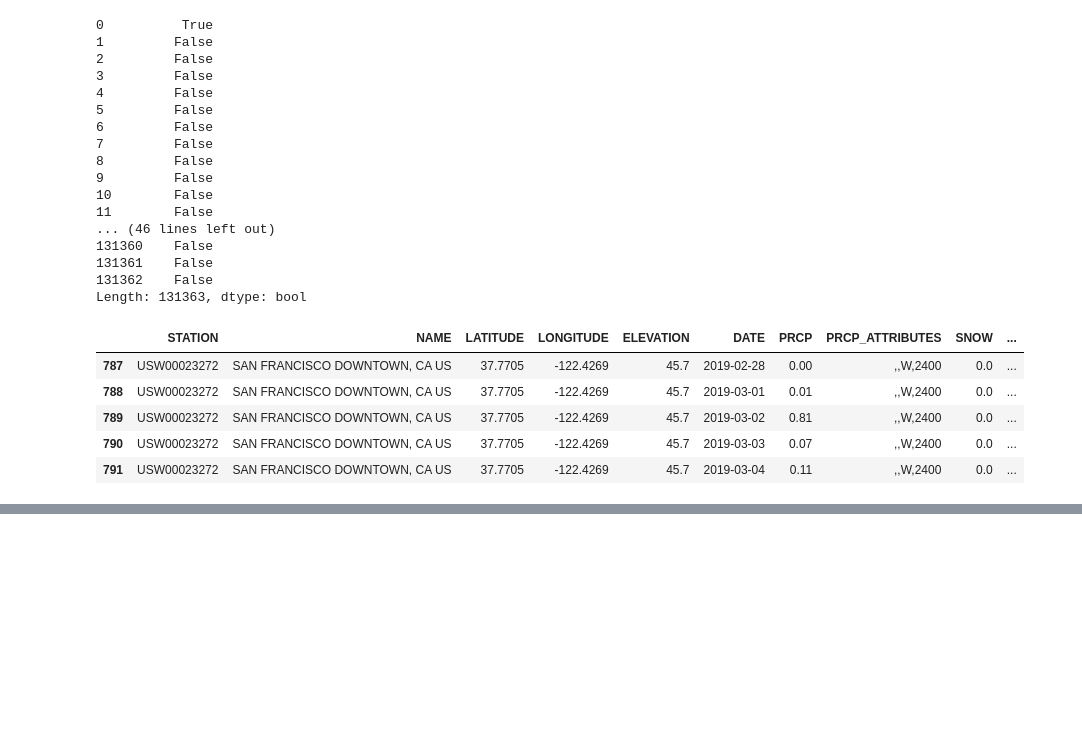
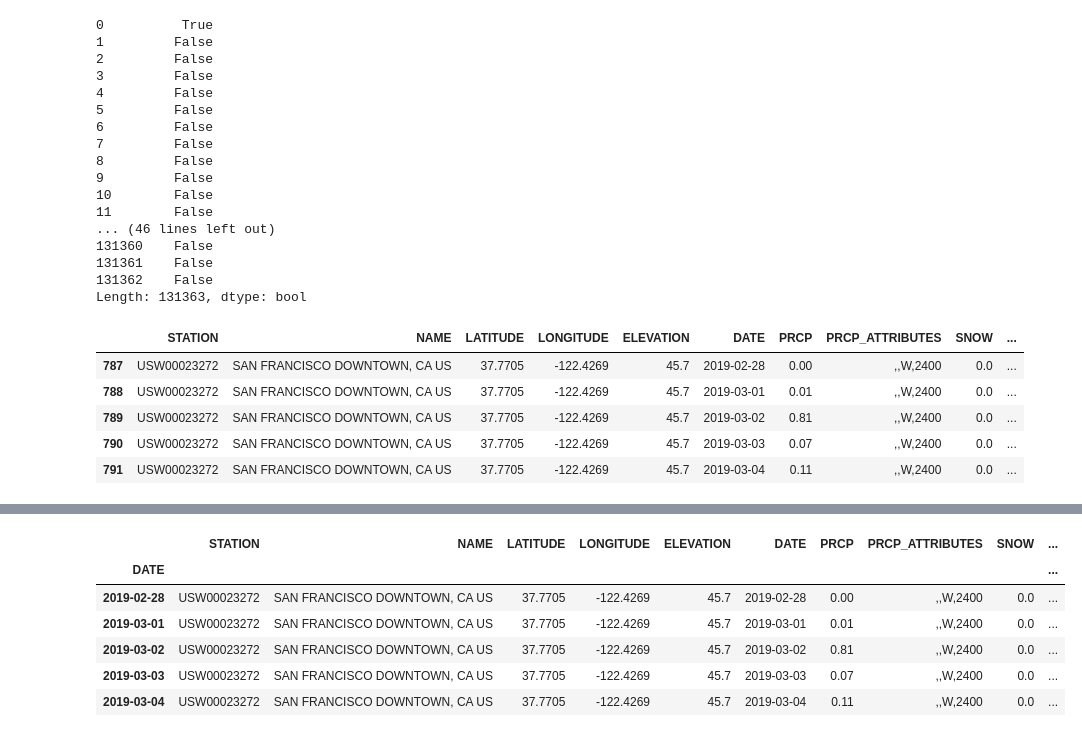
Before and after one commit to david-yang2/Capstone_Project, a Jupyter notebook: EDA.ipynb, the cells around one changed output, grey strips where cells are left out. Cells and saved outputs as stored; diff of their text form; code cells hidden in the pictures; blank space fills up the shorter version.

```diff
--- a/EDA.ipynb
+++ b/EDA.ipynb
@@ -176,0 +272,10 @@ MergeError: No common columns to perform merge on. Merge options: left_on=None,
+# %%
+weather.tail(5)
+# %% [output]
+|  | STATION | NAME | LATITUDE | LONGITUDE | ELEVATION | DATE | PRCP | PRCP_ATTRIBUTES | SNOW | ... |
+| DATE |  |  |  |  |  |  |  |  |  | ... |
+| 2019-02-28 | USW00023272 | SAN FRANCISCO DOWNTOWN, CA US | 37.7705 | -122.4269 | 45.7 | 2019-02-28 | 0.00 | ,,W,2400 | 0.0 | ... |
+| 2019-03-01 | USW00023272 | SAN FRANCISCO DOWNTOWN, CA US | 37.7705 | -122.4269 | 45.7 | 2019-03-01 | 0.01 | ,,W,2400 | 0.0 | ... |
+| 2019-03-02 | USW00023272 | SAN FRANCISCO DOWNTOWN, CA US | 37.7705 | -122.4269 | 45.7 | 2019-03-02 | 0.81 | ,,W,2400 | 0.0 | ... |
+| 2019-03-03 | USW00023272 | SAN FRANCISCO DOWNTOWN, CA US | 37.7705 | -122.4269 | 45.7 | 2019-03-03 | 0.07 | ,,W,2400 | 0.0 | ... |
+| 2019-03-04 | USW00023272 | SAN FRANCISCO DOWNTOWN, CA US | 37.7705 | -122.4269 | 45.7 | 2019-03-04 | 0.11 | ,,W,2400 | 0.0 | ... |
```
Also changed, not shown: parts of 35 cells of this notebook, 1 other file.
